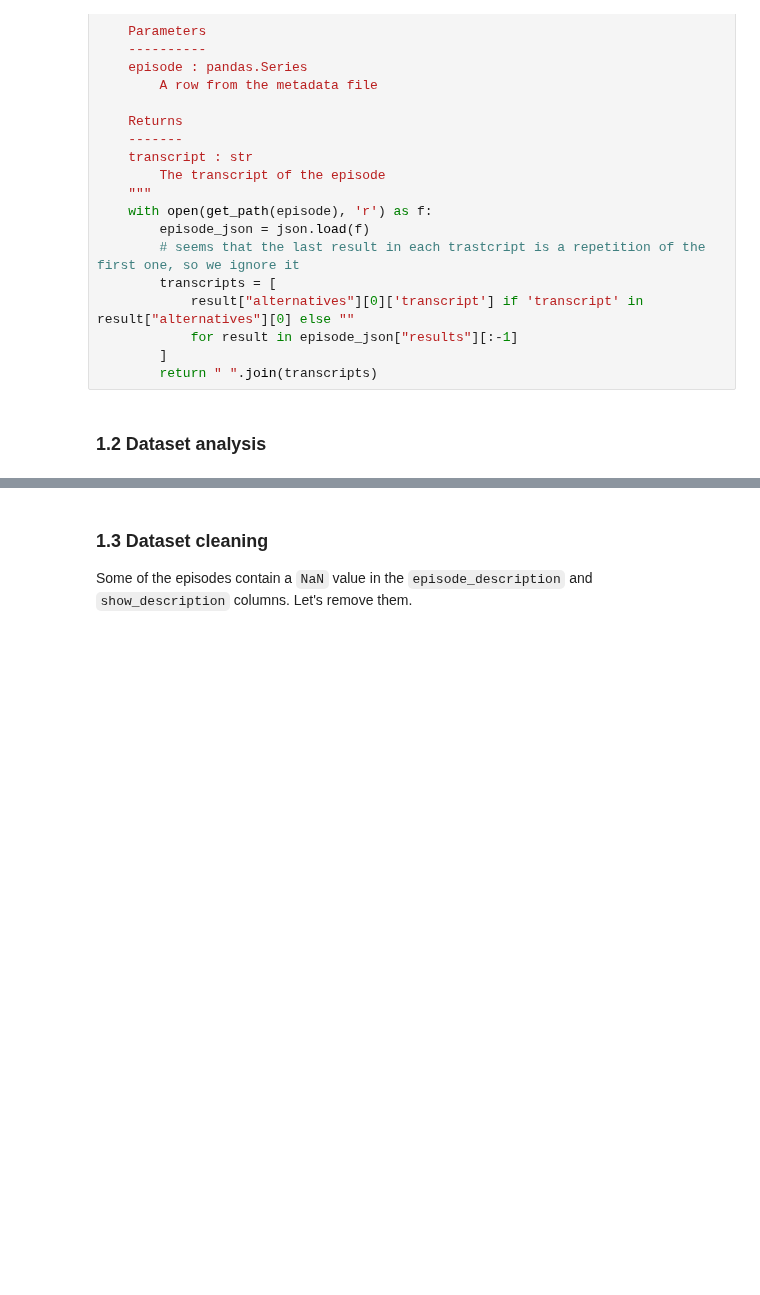
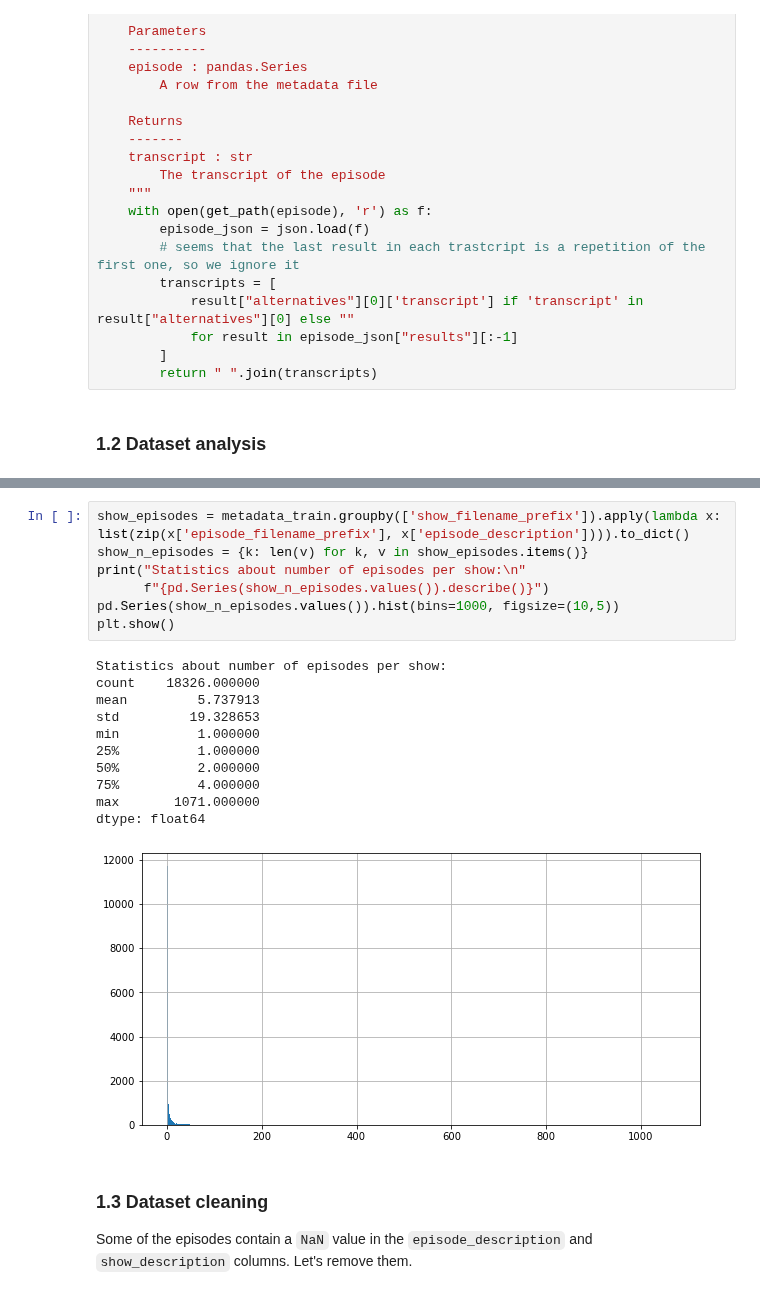
Before and after one commit to TheOnesThatWereAbroad/PodcastSummarization, a Jupyter notebook: AbstractivePodcastSummarizationBART.ipynb, the cells around one changed output, grey strips where cells are left out. Cells and saved outputs as stored; diff of their text form; blank space fills up the shorter version.

```diff
--- a/AbstractivePodcastSummarizationBART.ipynb
+++ b/AbstractivePodcastSummarizationBART.ipynb
@@ -102,4 +114,23 @@ metadata_train['duration'].hist(bins=1000, figsize=(10,5))
 [figure]
+# %%
+show_episodes = metadata_train.groupby(['show_filename_prefix']).apply(lambda x: list(zip(x['episode_filename_prefix'], x['episode_description']))).to_dict()
+show_n_episodes = {k: len(v) for k, v in show_episodes.items()}
+print("Statistics about number of episodes per show:\n"
+      f"{pd.Series(show_n_episodes.values()).describe()}")
+pd.Series(show_n_episodes.values()).hist(bins=1000, figsize=(10,5))
+plt.show()
+# %% [output]
+Statistics about number of episodes per show:
+count    18326.000000
+mean         5.737913
+std         19.328653
+min          1.000000
+25%          1.000000
+50%          2.000000
+75%          4.000000
+max       1071.000000
+dtype: float64
+[figure, added]
 # %% [markdown]
 ### 1.3 Dataset cleaning
 
```
Also changed, not shown: parts of 7 cells of this notebook, 2 other files.
